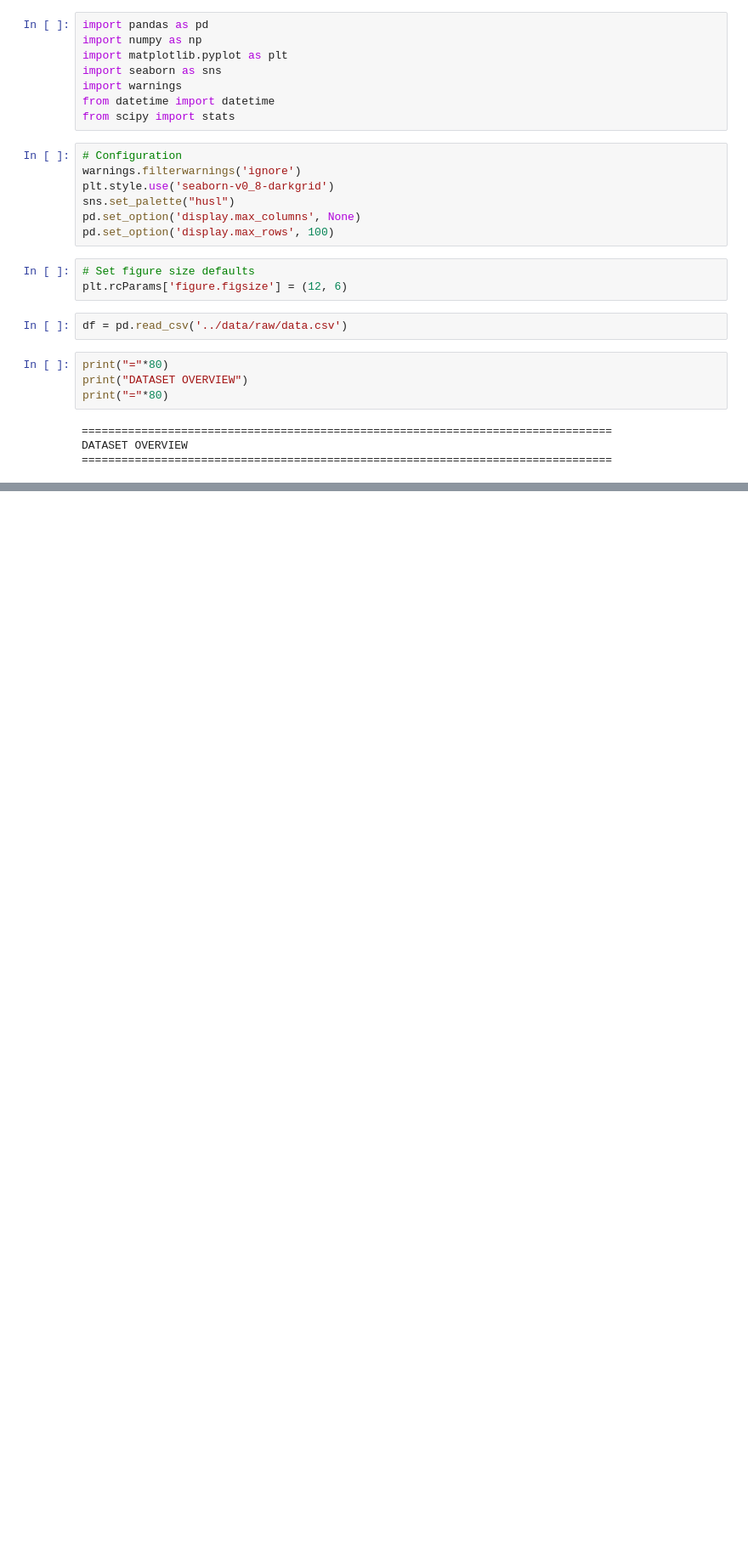
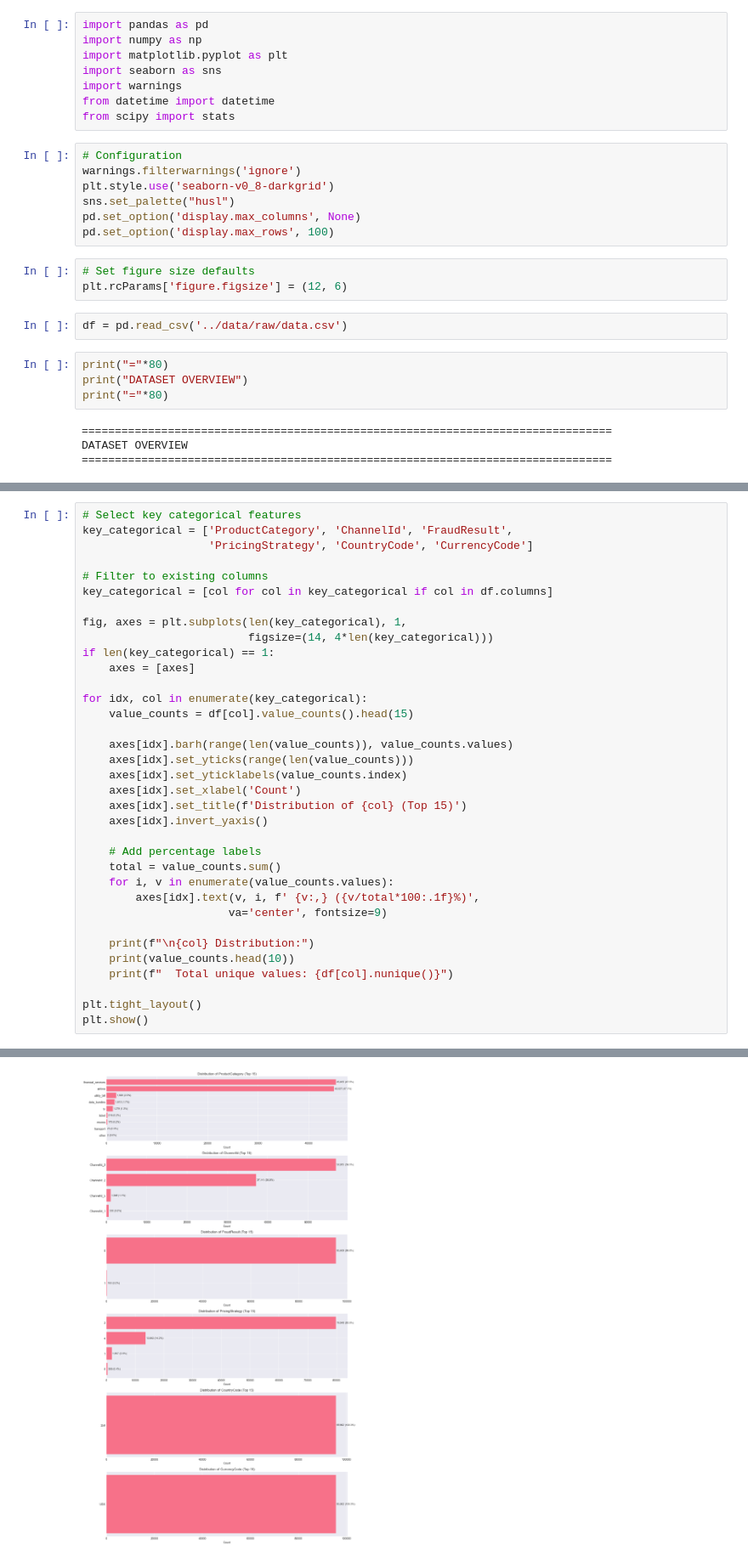
Before and after one commit to nahdes/credit-risk-model, a Jupyter notebook: notebooks/eda.ipynb, the cells around one changed output, grey strips where cells are left out. Shown at 85% size. Saved outputs shown, nothing was run; the diff lists cells and outputs as text; blank space fills up the shorter version.

```diff
--- a/notebooks/eda.ipynb
+++ b/notebooks/eda.ipynb
@@ -28,0 +214,36 @@ DATASET OVERVIEW
+# %%
+# Select key categorical features
+key_categorical = ['ProductCategory', 'ChannelId', 'FraudResult',
+                   'PricingStrategy', 'CountryCode', 'CurrencyCode']
+
+# Filter to existing columns
+key_categorical = [col for col in key_categorical if col in df.columns]
+
+fig, axes = plt.subplots(len(key_categorical), 1,
+                         figsize=(14, 4*len(key_categorical)))
+if len(key_categorical) == 1:
+    axes = [axes]
+
+for idx, col in enumerate(key_categorical):
+    value_counts = df[col].value_counts().head(15)
+
+    axes[idx].barh(range(len(value_counts)), value_counts.values)
+    axes[idx].set_yticks(range(len(value_counts)))
+    axes[idx].set_yticklabels(value_counts.index)
+    axes[idx].set_xlabel('Count')
+    axes[idx].set_title(f'Distribution of {col} (Top 15)')
+    axes[idx].invert_yaxis()
+
+    # Add percentage labels
+    total = value_counts.sum()
+    for i, v in enumerate(value_counts.values):
+        axes[idx].text(v, i, f' {v:,} ({v/total*100:.1f}%)',
+                      va='center', fontsize=9)
+
+    print(f"\n{col} Distribution:")
+    print(value_counts.head(10))
+    print(f"  Total unique values: {df[col].nunique()}")
+
+plt.tight_layout()
+plt.show()
+# %% [output]
@@ -28,0 +267 @@ DATASET OVERVIEW
+[figure, added]
```
Also changed, not shown: parts of 17 cells of this notebook.
